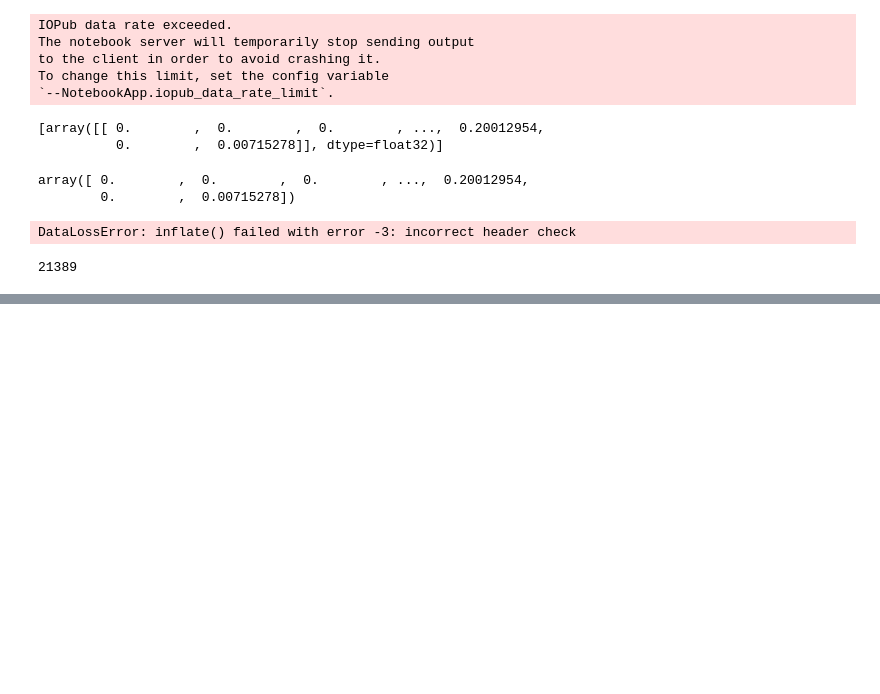
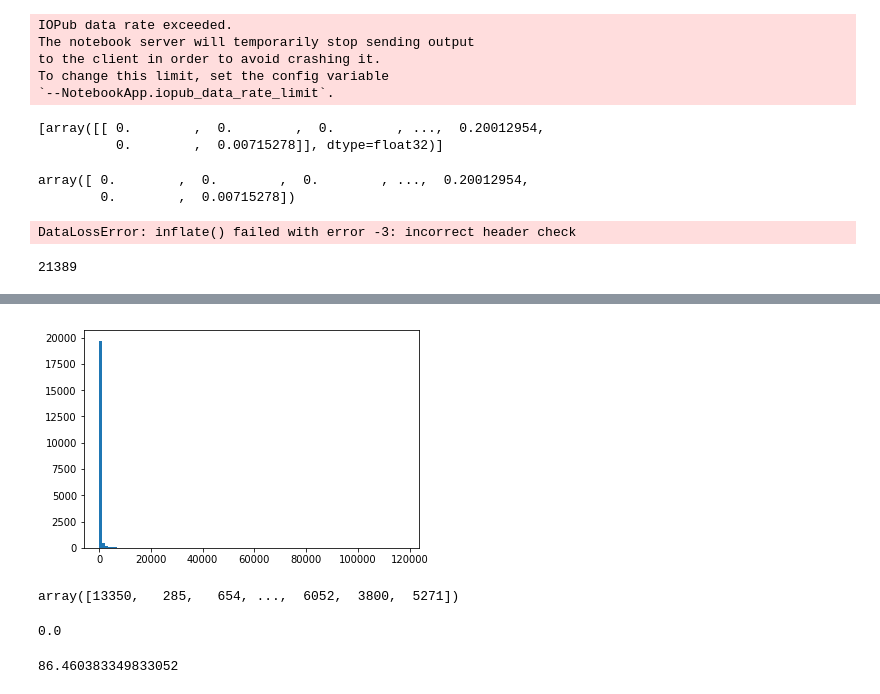
Before and after one commit to gengshan-y/scRNA-seq-classification, a Jupyter notebook: Untitled.ipynb, the cells around one changed output, grey strips where cells are left out. Saved outputs shown, nothing was run; the diff lists cells and outputs as text; code cells hidden in the pictures; blank space fills up the shorter version.

```diff
--- a/Untitled.ipynb
+++ b/Untitled.ipynb
@@ -131,0 +139,3 @@ l
+# %%
+max_feature = TRAIN_DF.max()
+np_max_feature = max_feature.as_matrix()
@@ -131,0 +154,18 @@ l
+# %%
+from matplotlib import pyplot as plt
+% matplotlib inline
+plt.hist(max_feature.as_matrix(),bins=100);
+# %% [output]
+[figure, added]
+# %%
+np.argsort(np_max_feature)
+# %% [output]
+array([13350,   285,   654, ...,  6052,  3800,  5271])
+# %%
+np_max_feature[654]
+# %% [output]
+0.0
+# %%
+max_feature[max_feature.index[11350]]
+# %% [output]
+86.460383349833052
```
Also changed, not shown: parts of 8 cells of this notebook, 1 other file.
